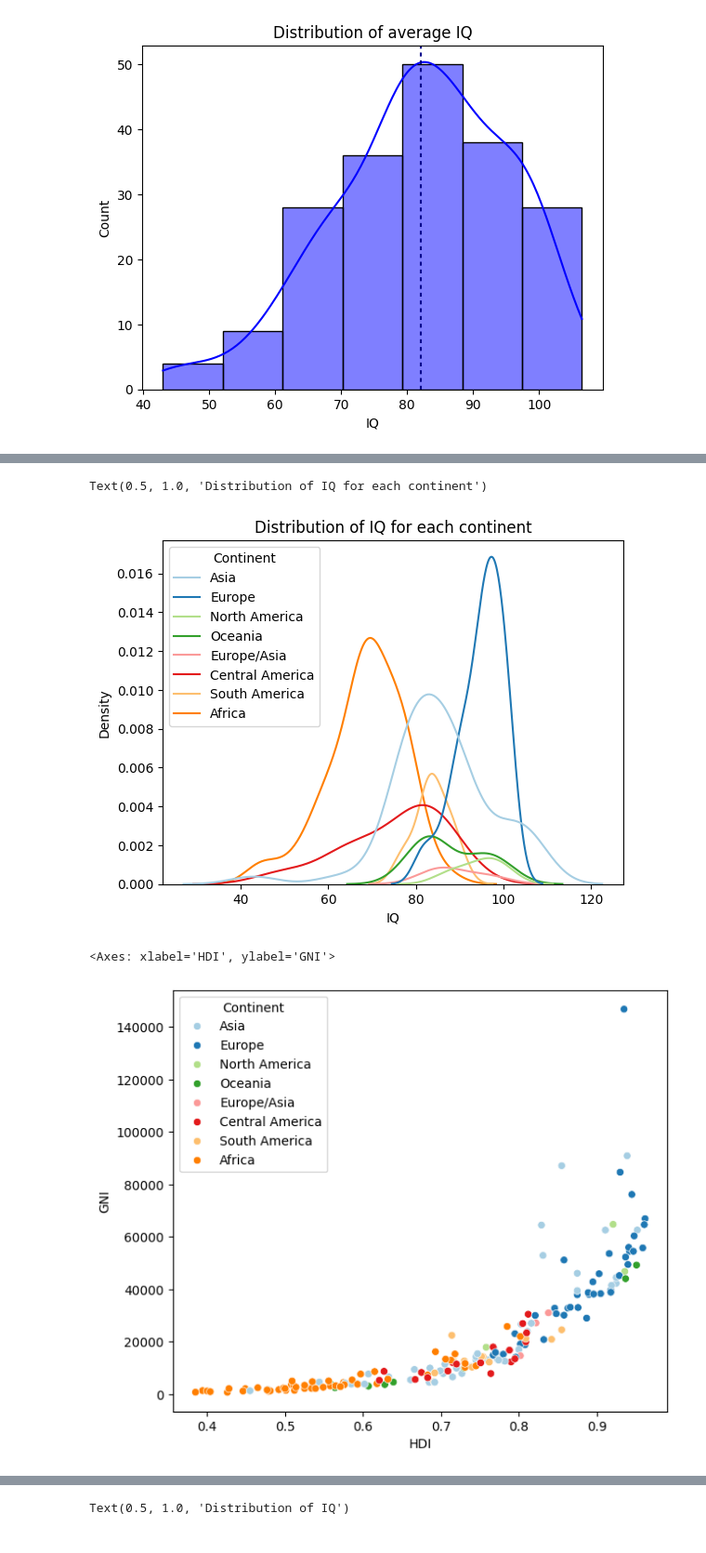
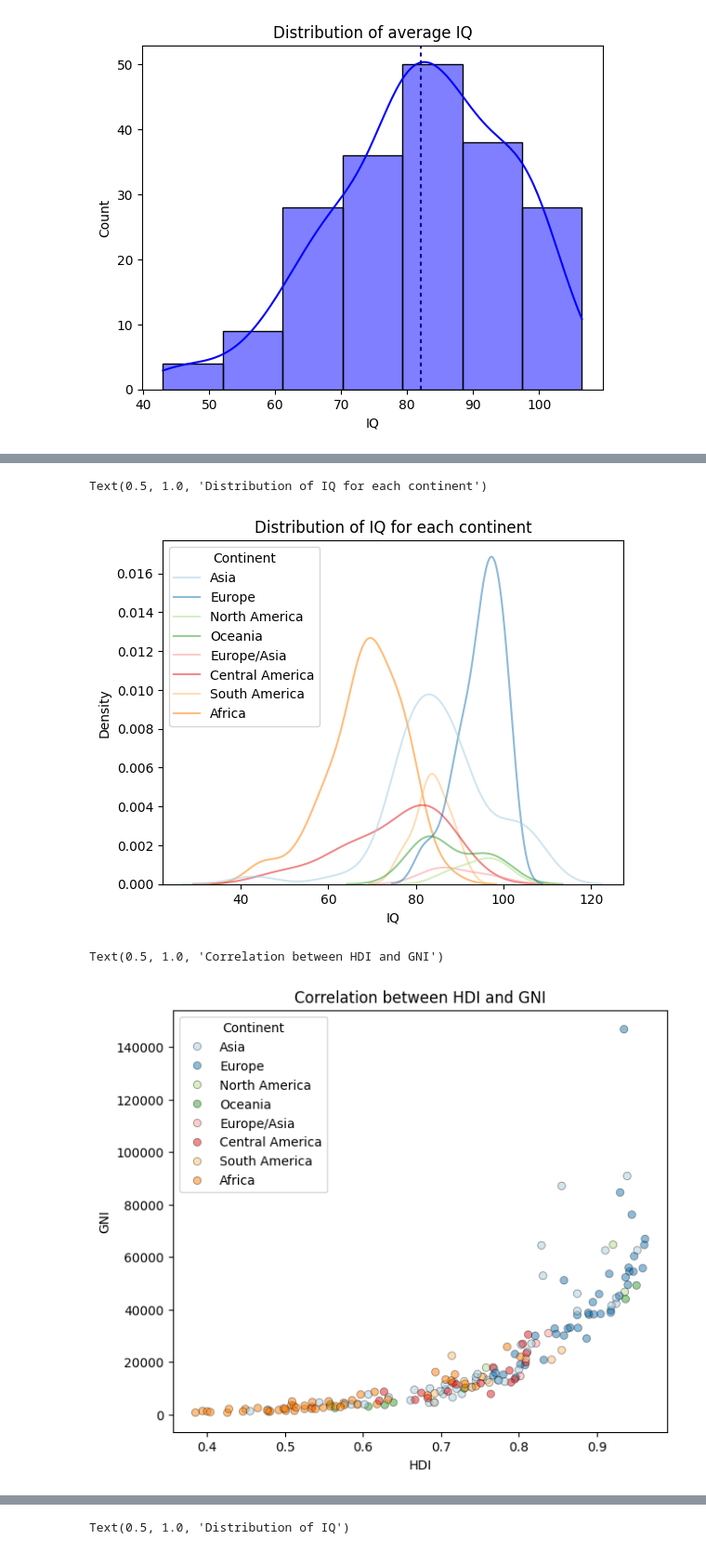
Before and after one commit to Mamin-gamer/ProfessionalSoftwareModule, a Jupyter notebook: Coursework/Notebooks/Main.ipynb, the cells around one changed output, grey strips where cells are left out. Shown at 93% size. Cells and saved outputs as stored; diff of their text form; code cells hidden in the pictures.

```diff
--- a/Coursework/Notebooks/Main.ipynb
+++ b/Coursework/Notebooks/Main.ipynb
@@ -54,3 +35,5 @@ memory usage: 15.2+ KB
 # %%
 order = DF["Country"].copy().to_list()
 colours = dict(zip(DF["Continent"].unique(), sns.color_palette("Paired")))
+kwargs = {"hue": "Continent", "palette": colours, "edgecolor": "black", "alpha": 0.5}
+# At a very late stage made a colour pallete for continents only
@@ -170,15 +118,15 @@ plt.yscale("log")
 # %%
-sns.kdeplot(data=DF, x="IQ", hue="Continent", palette=colours)
+sns.kdeplot(data=DF, x="IQ", **{i:kwargs[i] for i in kwargs if i!='edgecolor'})
 plt.title("Distribution of IQ for each continent")
 # %% [output]
 Text(0.5, 1.0, 'Distribution of IQ for each continent')
-[figure, old version]
+[figure, new version]
 # %%
 fig, ax = plt.subplots(figsize = (7,6))
-sns.scatterplot(data=DF, y="GNI", x="HDI", hue="Continent", palette = colours,)  # TK
+sns.scatterplot(data=DF, y="GNI", x="HDI", **kwargs)  # TK
 plt.title("Correlation between HDI and GNI")
 # %% [output]
-<Axes: xlabel='HDI', ylabel='GNI'>
+Text(0.5, 1.0, 'Correlation between HDI and GNI')
-[figure, old version]
+[figure, new version]
 # %%
 fig, ax = plt.subplots(figsize = (12,5))
```
Also changed, not shown: parts of 23 cells of this notebook, 8 other files.
